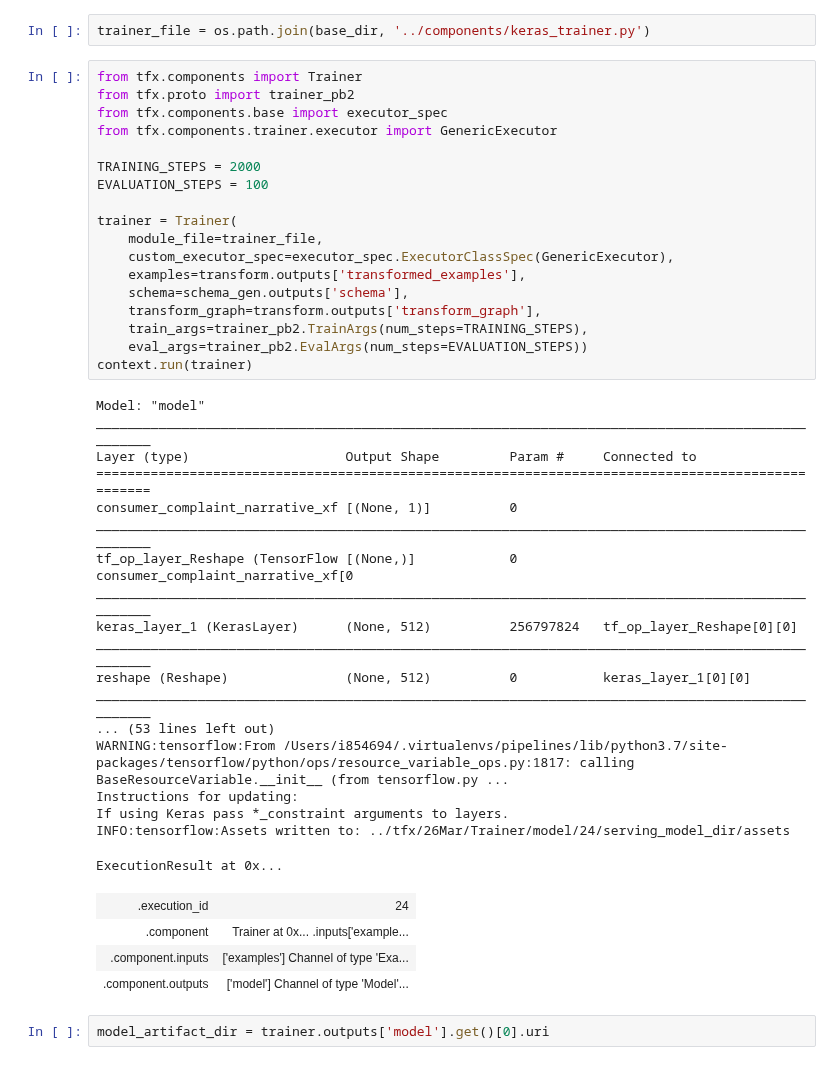
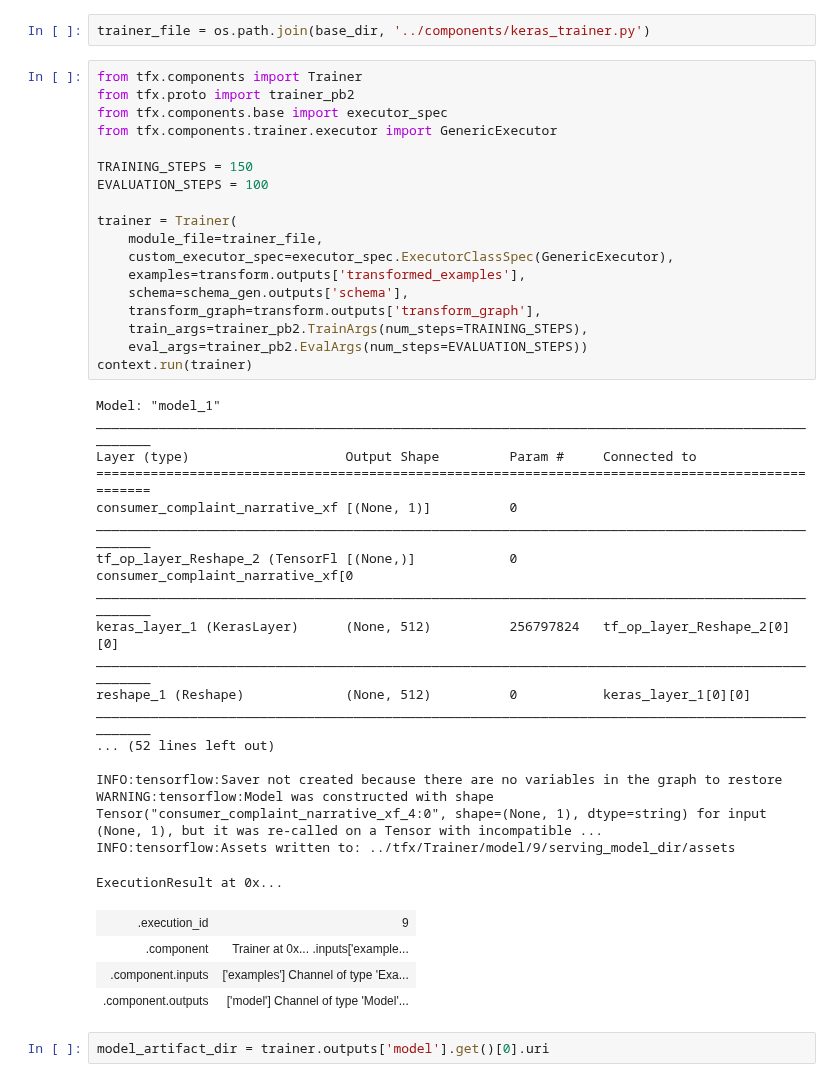
Before and after one commit to Building-ML-Pipelines/building-machine-learning-pipelines, a Jupyter notebook: interactive-pipeline/final_pipeline_26Mar.ipynb, the cells around one changed output. Cells and saved outputs as stored; diff of their text form.

```diff
--- a/interactive-pipeline/final_pipeline_26Mar.ipynb
+++ b/interactive-pipeline/final_pipeline_26Mar.ipynb
@@ -153,41 +149,41 @@ trainer_file = os.path.join(base_dir, '../components/keras_trainer.py')
 # %%
 from tfx.components import Trainer
 from tfx.proto import trainer_pb2
 from tfx.components.base import executor_spec
 from tfx.components.trainer.executor import GenericExecutor
 
-TRAINING_STEPS = 2000
+TRAINING_STEPS = 150
 EVALUATION_STEPS = 100
 
 trainer = Trainer(
     module_file=trainer_file,
     custom_executor_spec=executor_spec.ExecutorClassSpec(GenericExecutor),
     examples=transform.outputs['transformed_examples'],
     schema=schema_gen.outputs['schema'],
     transform_graph=transform.outputs['transform_graph'],
     train_args=trainer_pb2.TrainArgs(num_steps=TRAINING_STEPS),
     eval_args=trainer_pb2.EvalArgs(num_steps=EVALUATION_STEPS))
 context.run(trainer)
 # %% [output]
-Model: "model"
+Model: "model_1"
 __________________________________________________________________________________________________
 Layer (type)                    Output Shape         Param #     Connected to
 ==================================================================================================
 consumer_complaint_narrative_xf [(None, 1)]          0
 __________________________________________________________________________________________________
-tf_op_layer_Reshape (TensorFlow [(None,)]            0           consumer_complaint_narrative_xf[0
+tf_op_layer_Reshape_2 (TensorFl [(None,)]            0           consumer_complaint_narrative_xf[0
 __________________________________________________________________________________________________
-keras_layer_1 (KerasLayer)      (None, 512)          256797824   tf_op_layer_Reshape[0][0]
+keras_layer_1 (KerasLayer)      (None, 512)          256797824   tf_op_layer_Reshape_2[0][0]
 __________________________________________________________________________________________________
-reshape (Reshape)               (None, 512)          0           keras_layer_1[0][0]
+reshape_1 (Reshape)             (None, 512)          0           keras_layer_1[0][0]
 __________________________________________________________________________________________________
-... (53 lines left out)
-WARNING:tensorflow:From /Users/i854694/.virtualenvs/pipelines/lib/python3.7/site-packages/tensorflow/python/ops/resource_variable_ops.py:1817: calling BaseResourceVariable.__init__ (from tensorflow.py ...
-Instructions for updating:
-If using Keras pass *_constraint arguments to layers.
-INFO:tensorflow:Assets written to: ../tfx/26Mar/Trainer/model/24/serving_model_dir/assets
+... (52 lines left out)
+
+INFO:tensorflow:Saver not created because there are no variables in the graph to restore
+WARNING:tensorflow:Model was constructed with shape Tensor("consumer_complaint_narrative_xf_4:0", shape=(None, 1), dtype=string) for input (None, 1), but it was re-called on a Tensor with incompatible ...
+INFO:tensorflow:Assets written to: ../tfx/Trainer/model/9/serving_model_dir/assets
 ExecutionResult at 0x...
-| .execution_id | 24 |
+| .execution_id | 9 |
 | .component | Trainer at 0x... .inputs['example... |
 | .component.inputs | ['examples'] Channel of type 'Exa... |
 | .component.outputs | ['model'] Channel of type 'Model'... |
```
Also changed, not shown: parts of 16 cells of this notebook, 2 other files.
